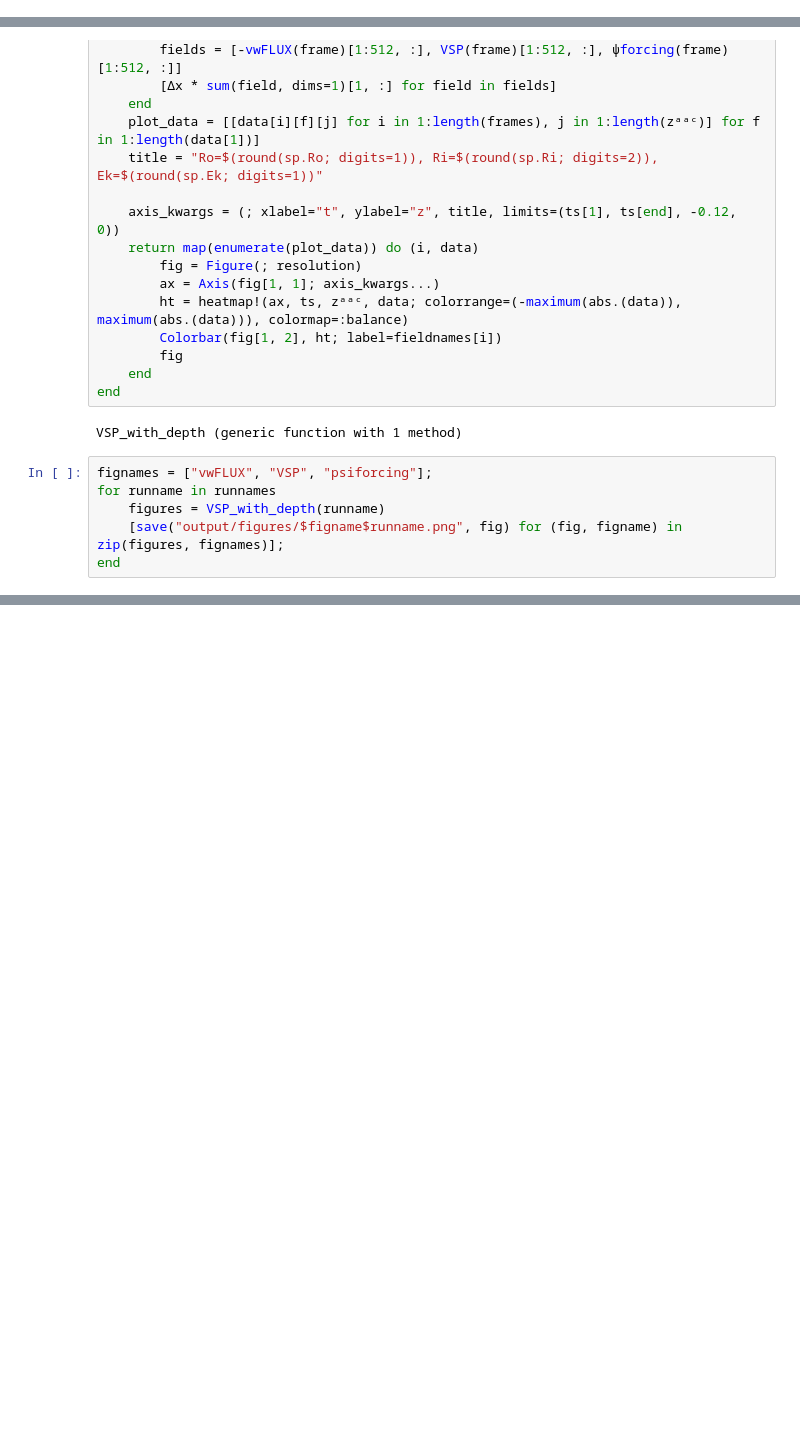
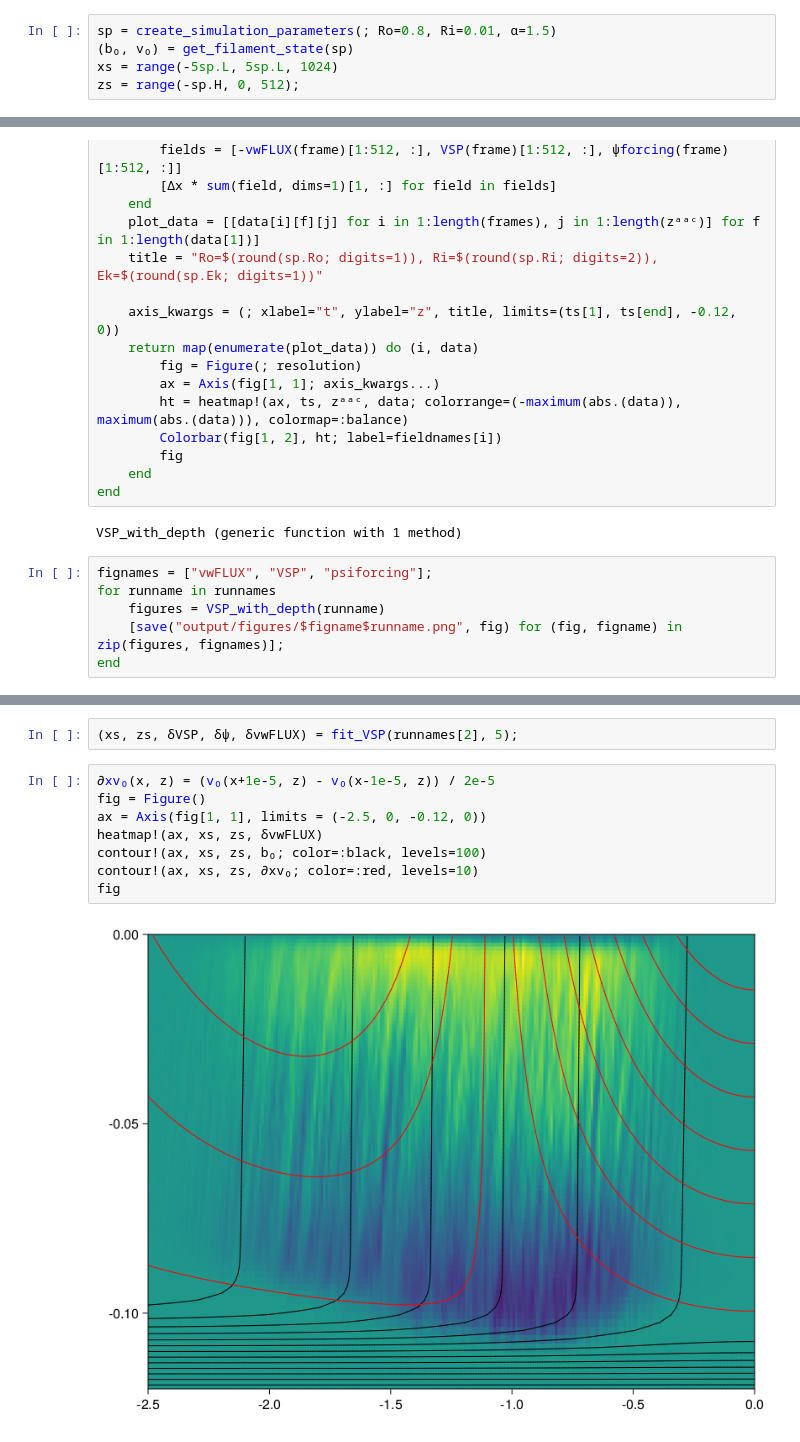
Before and after one commit to erin-atkinson/filament-instability, a Jupyter notebook: ExtractVSP.ipynb, the cells around one changed output, grey strips where cells are left out. Saved outputs shown, nothing was run; the diff lists cells and outputs as text; blank space fills up the shorter version.

```diff
--- a/ExtractVSP.ipynb
+++ b/ExtractVSP.ipynb
@@ -7,3 +12,8 @@ using Oceananigans
 # %%
 runnames = ["Ro08Ri000Ek0A15", "Ro08Ri001Ek0A15_1", "Ro08Ri010Ek0A15", "Ro08Ri020Ek0A15"]
 runtitles = [L"0.0", L"0.01", L"0.1", L"0.2"];
+# %%
+sp = create_simulation_parameters(; Ro=0.8, Ri=0.01, α=1.5)
+(b₀, v₀) = get_filament_state(sp)
+xs = range(-5sp.L, 5sp.L, 1024)
+zs = range(-sp.H, 0, 512);
@@ -80,0 +172,12 @@ figures[3]
+# %%
+(xs, zs, δVSP, δψ, δvwFLUX) = fit_VSP(runnames[2], 5);
+# %%
+∂xv₀(x, z) = (v₀(x+1e-5, z) - v₀(x-1e-5, z)) / 2e-5
+fig = Figure()
+ax = Axis(fig[1, 1], limits = (-2.5, 0, -0.12, 0))
+heatmap!(ax, xs, zs, δvwFLUX)
+contour!(ax, xs, zs, b₀; color=:black, levels=100)
+contour!(ax, xs, zs, ∂xv₀; color=:red, levels=10)
+fig
+# %% [output]
+[figure, added]
```
Also changed, not shown: parts of 11 cells of this notebook, 2 other files.
